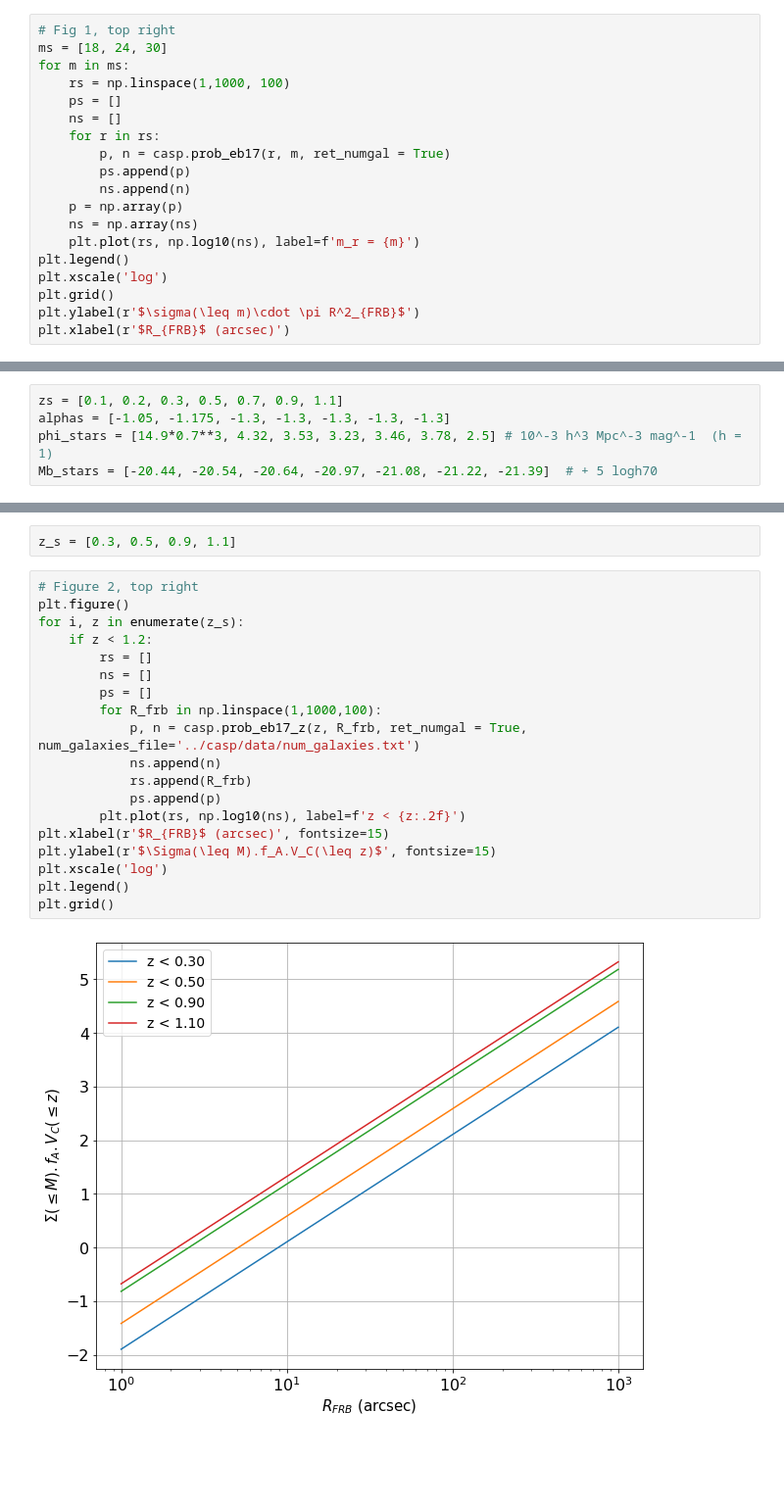
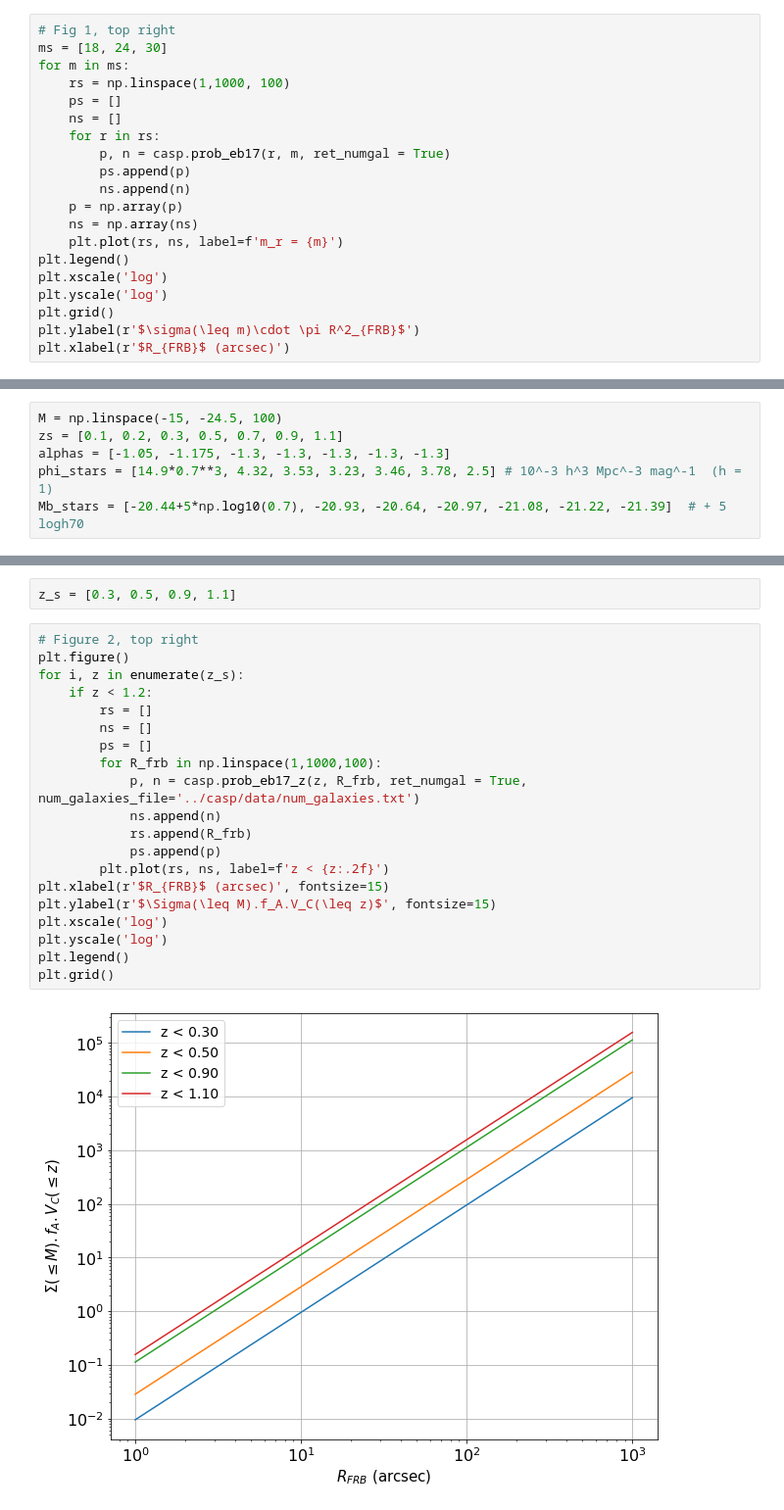
Before and after one commit to KshitijAggarwal/casp, a Jupyter notebook: examples/eb17_plots.ipynb, the cells around one changed output, grey strips where cells are left out. Shown at 98% size. Cells and saved outputs as stored; diff of their text form; blank space fills up the shorter version.

```diff
--- a/examples/eb17_plots.ipynb
+++ b/examples/eb17_plots.ipynb
@@ -57,9 +57,10 @@ for m in ms:
         ns.append(n)
     p = np.array(p)
     ns = np.array(ns)
-    plt.plot(rs, np.log10(ns), label=f'm_r = {m}')
+    plt.plot(rs, ns, label=f'm_r = {m}')
 plt.legend()
 plt.xscale('log')
+plt.yscale('log')
 plt.grid()
 plt.ylabel(r'$\sigma(\leq m)\cdot \pi R^2_{FRB}$')
 plt.xlabel(r'$R_{FRB}$ (arcsec)')
@@ -73,8 +72,9 @@ M = np.linspace(-15, -24.5, 100)
 # %%
+M = np.linspace(-15, -24.5, 100)
 zs = [0.1, 0.2, 0.3, 0.5, 0.7, 0.9, 1.1]
 alphas = [-1.05, -1.175, -1.3, -1.3, -1.3, -1.3, -1.3]
 phi_stars = [14.9*0.7**3, 4.32, 3.53, 3.23, 3.46, 3.78, 2.5] # 10^-3 h^3 Mpc^-3 mag^-1  (h = 1)
-Mb_stars = [-20.44, -20.54, -20.64, -20.97, -21.08, -21.22, -21.39]  # + 5 logh70
+Mb_stars = [-20.44+5*np.log10(0.7), -20.93, -20.64, -20.97, -21.08, -21.22, -21.39]  # + 5 logh70
 # %%
 phis = []
 for i, z in enumerate(zs):
@@ -124,21 +110,22 @@ z_s = [0.3, 0.5, 0.9, 1.1]
 # %%
 # Figure 2, top right
 plt.figure()
 for i, z in enumerate(z_s):
     if z < 1.2:
         rs = []
         ns = []
         ps = []
         for R_frb in np.linspace(1,1000,100):
             p, n = casp.prob_eb17_z(z, R_frb, ret_numgal = True, num_galaxies_file='../casp/data/num_galaxies.txt')
             ns.append(n)
             rs.append(R_frb)
             ps.append(p)
-        plt.plot(rs, np.log10(ns), label=f'z < {z:.2f}')
+        plt.plot(rs, ns, label=f'z < {z:.2f}')
 plt.xlabel(r'$R_{FRB}$ (arcsec)', fontsize=15)
 plt.ylabel(r'$\Sigma(\leq M).f_A.V_C(\leq z)$', fontsize=15)
 plt.xscale('log')
+plt.yscale('log')
 plt.legend()
 plt.grid()
 # %% [output]
-[figure, old version]
+[figure, new version]
```
Also changed, not shown: parts of 5 cells of this notebook.
